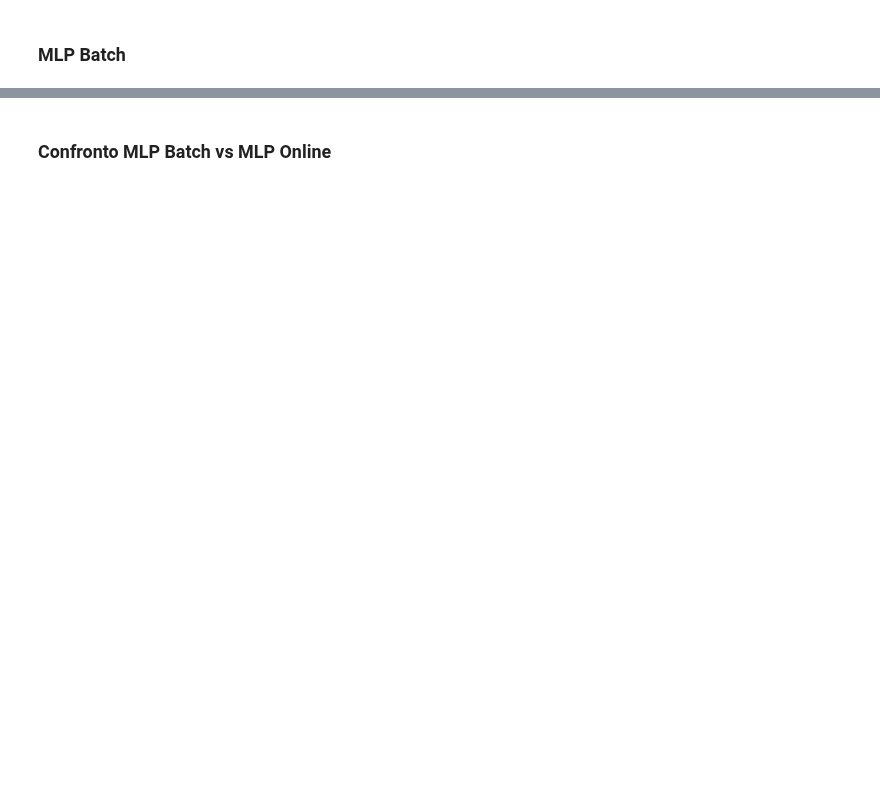
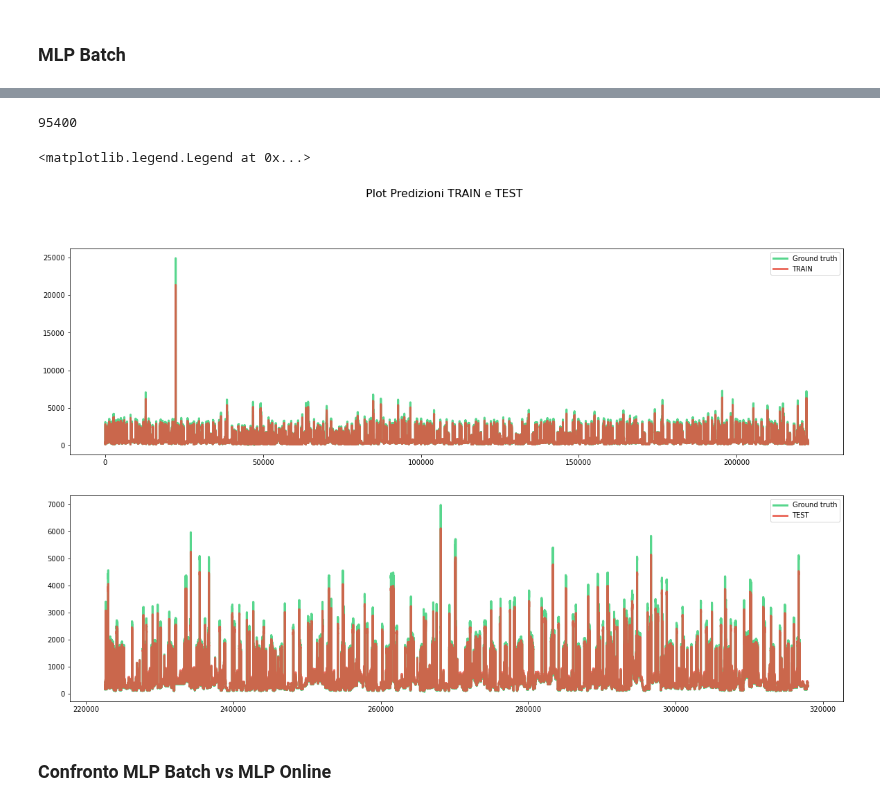
Before and after one commit to giodefa96/Script_Tesi_new, a Jupyter notebook: Risultati Finali/PowerConsuptionHouse.ipynb, the cells around one changed output, grey strips where cells are left out. Cells and saved outputs as stored; diff of their text form; code cells hidden in the pictures; blank space fills up the shorter version.

Commit message:
PowerConsumption finito

```diff
--- a/Risultati Finali/PowerConsuptionHouse.ipynb
+++ b/Risultati Finali/PowerConsuptionHouse.ipynb
@@ -219,7 +283,7 @@ evaluate.progressive_val_score(
 ### MLP Batch
 # %%
 
-X_mlp = dati['Water_volume'].to_numpy()
+X_mlp = dati_complete_twe['PowerConsumption'].to_numpy()
 def split_sequence(sequence, n_steps):
 	X, y = list(), list()
 	for i in range(len(sequence)):
@@ -244,7 +308,7 @@ X_train_mlp, X_test_mlp, Y_train_mlp, Y_test_mlp = train_test_split(X_mlp, y_mlp
 # get the start time
 st = time.time()
 
-regr_mlp = MLPRegressor(random_state=1, max_iter=2000, hidden_layer_sizes=(8, 16)).fit(X_train_mlp, Y_train_mlp)
+regr_mlp = MLPRegressor(random_state=1, max_iter=2000, hidden_layer_sizes=(16, 32, 64)).fit(X_train_mlp, Y_train_mlp)
 
 
 
@@ -288,3 +343,21 @@ ax2.legend(handles=[red_patch, cyan_patch])
+# %%
+len(Y_test_mlp)
+# %% [output]
+95400
+# %%
+# Plot the results
+fig, (ax1,ax2) = plt.subplots(2,1,figsize=(20, 12))
+fig.suptitle('Plot Predizioni TRAIN e TEST',  fontsize=16)
+ax.grid(alpha=0.75)
+ax1.plot(dates_ml_online[0:222599], Y_train_mlp, lw=3, color='#2ecc71', alpha=0.8, label='Ground truth')
+ax2.plot(dates_ml_online[-95400::], Y_test_mlp, lw=3, color='#2ecc71', alpha=0.8, label='Ground truth')
+ax1.plot(dates_ml_online[0:222599], regr_mlp.predict(X_train_mlp), lw=3, color='#e74c3c', alpha=0.8, label='TRAIN')
+ax2.plot(dates_ml_online[-95400::], regr_mlp.predict(X_test_mlp), lw=3, color='#e74c3c', alpha=0.8, label='TEST')
+ax1.legend()
+ax2.legend()
+# %% [output]
+<matplotlib.legend.Legend at 0x...>
+[figure, added]
 # %% [markdown]
 ### Confronto MLP Batch vs MLP Online
 # %%
```
Also changed, not shown: parts of 54 cells of this notebook.
